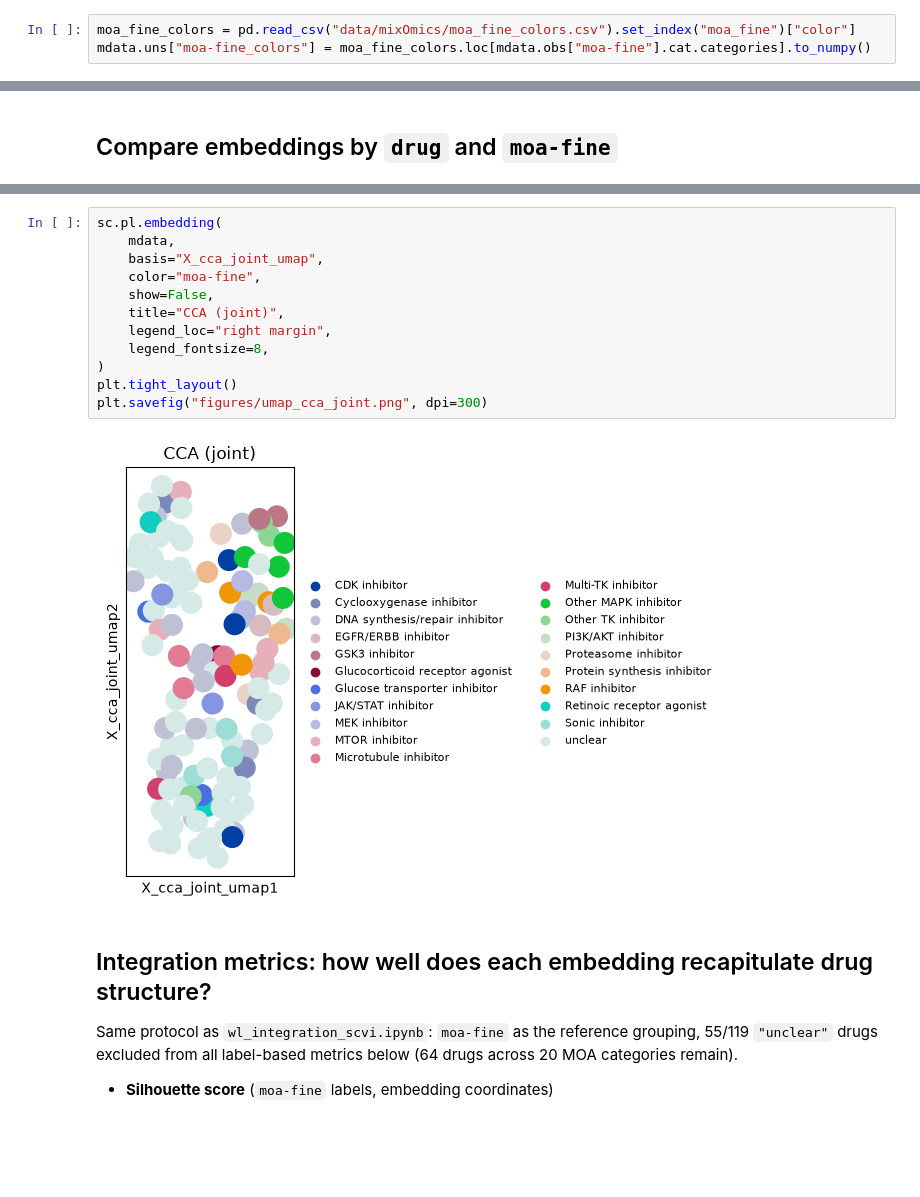
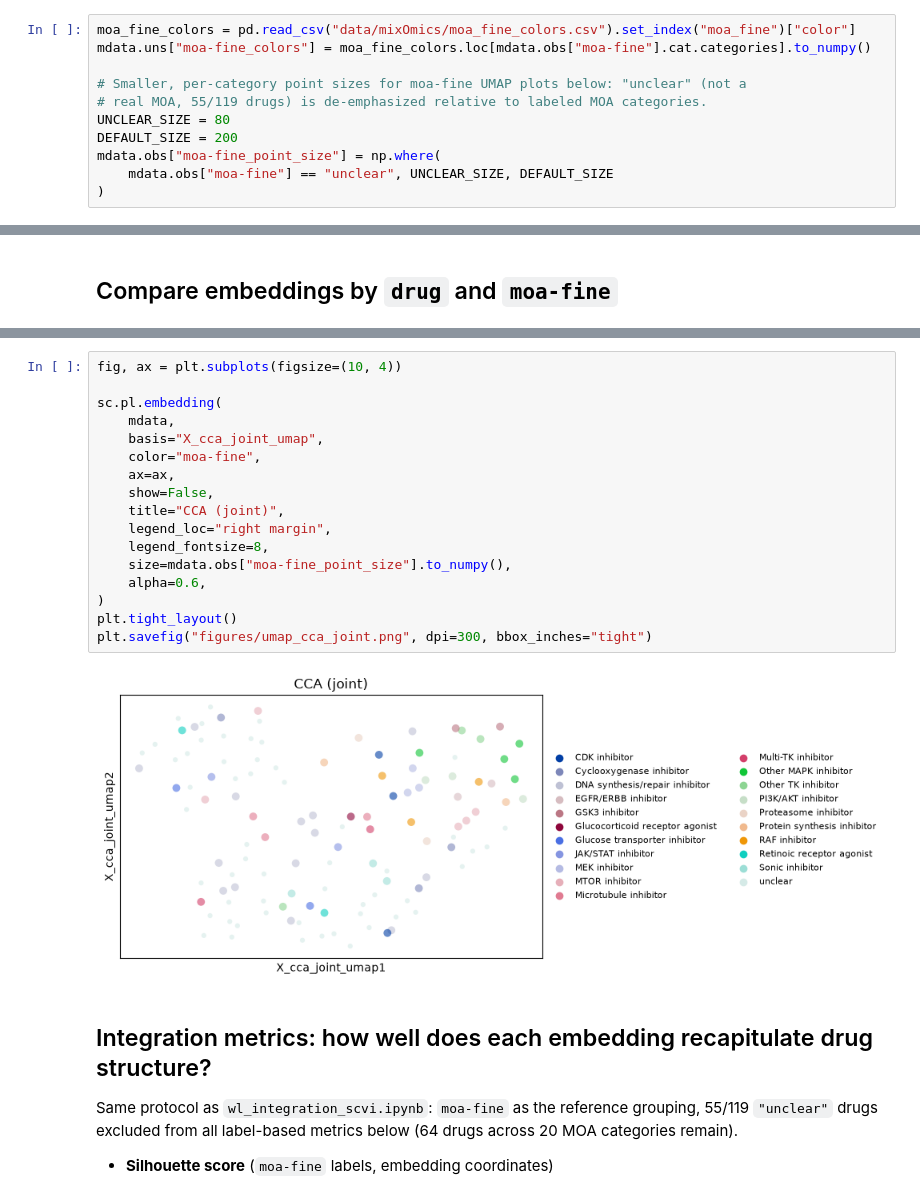
Before and after one commit to Arkkienkeli/hackathon_crossmodal_stream, a Jupyter notebook: OpenScreen/wl_integration_cca.ipynb, the cells around one changed output, grey strips where cells are left out. Cells and saved outputs as stored; diff of their text form; blank space fills up the shorter version.

Commit message:
Updated plotting code, added further plots. Renamed diablo notebook.

```diff
--- a/OpenScreen/wl_integration_cca.ipynb
+++ b/OpenScreen/wl_integration_cca.ipynb
@@ -64,6 +64,14 @@ Make plots colour-comparable across notebooks.
 # %%
 moa_fine_colors = pd.read_csv("data/mixOmics/moa_fine_colors.csv").set_index("moa_fine")["color"]
 mdata.uns["moa-fine_colors"] = moa_fine_colors.loc[mdata.obs["moa-fine"].cat.categories].to_numpy()
+
+# Smaller, per-category point sizes for moa-fine UMAP plots below: "unclear" (not a
+# real MOA, 55/119 drugs) is de-emphasized relative to labeled MOA categories.
+UNCLEAR_SIZE = 80
+DEFAULT_SIZE = 200
+mdata.obs["moa-fine_point_size"] = np.where(
+    mdata.obs["moa-fine"] == "unclear", UNCLEAR_SIZE, DEFAULT_SIZE
+)
 # %% [markdown]
 ## Preprocessing
 
@@ -251,17 +261,22 @@ plt.show()
 # %%
+fig, ax = plt.subplots(figsize=(10, 4))
+
 sc.pl.embedding(
     mdata,
     basis="X_cca_joint_umap",
     color="moa-fine",
+    ax=ax,
     show=False,
     title="CCA (joint)",
     legend_loc="right margin",
     legend_fontsize=8,
+    size=mdata.obs["moa-fine_point_size"].to_numpy(),
+    alpha=0.6,
 )
 plt.tight_layout()
-plt.savefig("figures/umap_cca_joint.png", dpi=300)
+plt.savefig("figures/umap_cca_joint.png", dpi=300, bbox_inches="tight")
 # %% [output]
-[figure, old version]
+[figure, new version]
 # %% [markdown]
 ## Integration metrics: how well does each embedding recapitulate drug structure?
 
```
Also changed, not shown: parts of 1 cell of this notebook, 11 other files.
